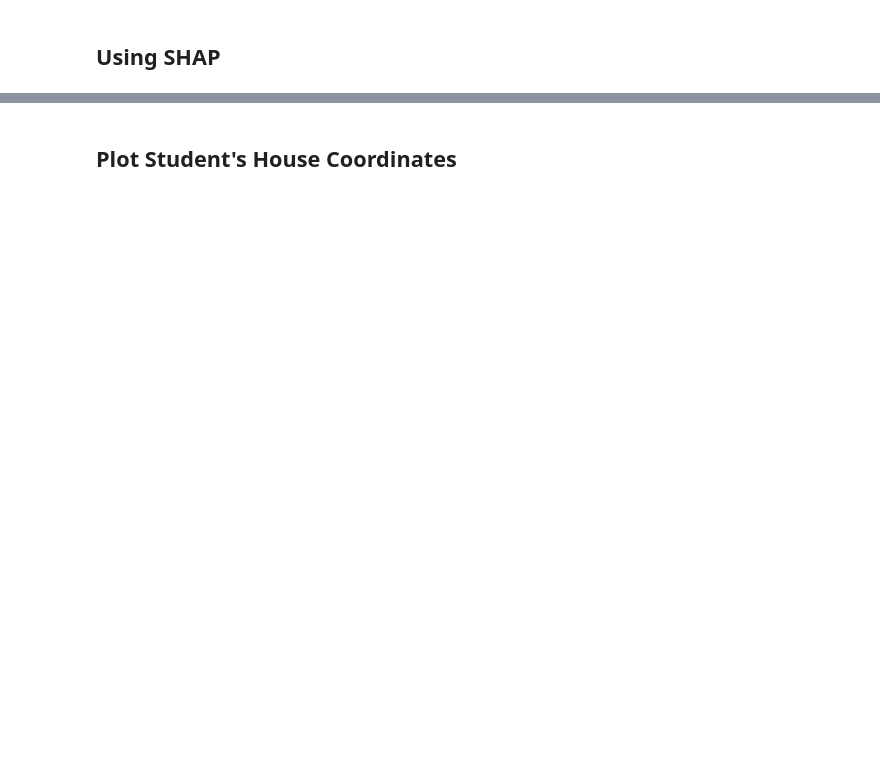
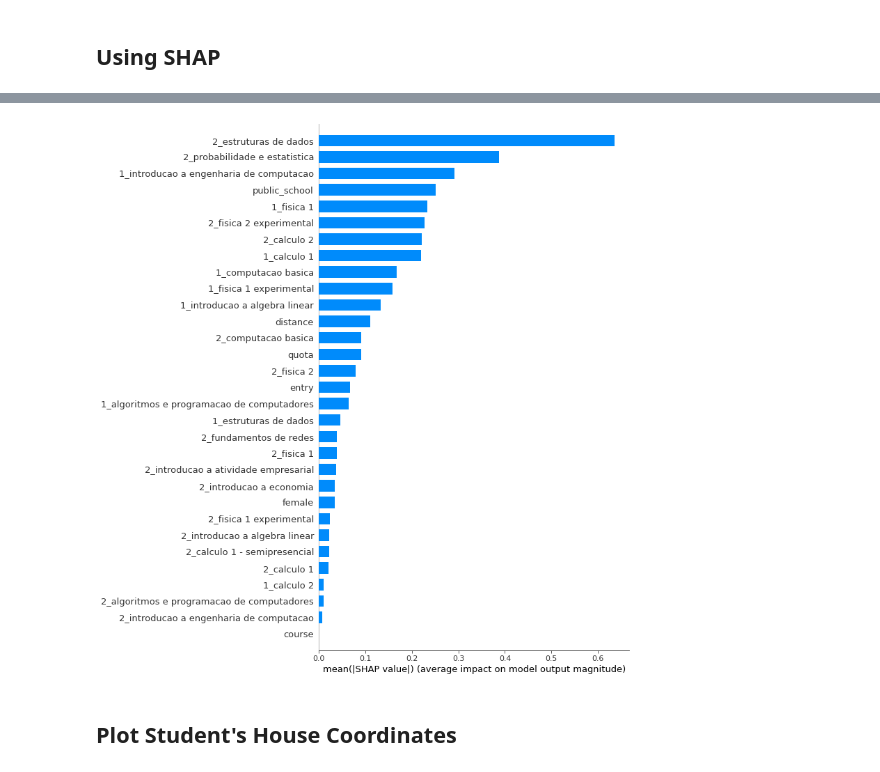
Before and after one commit to gnramos/trj-academica, a Jupyter notebook: pipeline/main.ipynb, the cells around one changed output, grey strips where cells are left out. Cells and saved outputs as stored; diff of their text form; code cells hidden in the pictures; blank space fills up the shorter version.

```diff
--- a/pipeline/main.ipynb
+++ b/pipeline/main.ipynb
@@ -138,11 +211,9 @@ model, X_test = process(data_process[course])
 # %% [markdown]
 ## Using SHAP
 # %%
-import shap
-# def shap_plot(model, X_test):
 explainer = shap.TreeExplainer(model)
 start_index = 0
-end_index = 500
+end_index = len(X_test)
 shap_values = explainer.shap_values(X_test[start_index:end_index])
 
 shap.initjs()
@@ -160 +233,5 @@ shap.summary_plot(shap_values, X[start_index:end_index], plot_size=(20,20))
+# %%
+shap.summary_plot(shap_values, X_test, plot_type='bar', max_display=50)
+# %% [output]
+[figure, added]
 # %%
```
Also changed, not shown: parts of 19 cells of this notebook, 2 other files.
